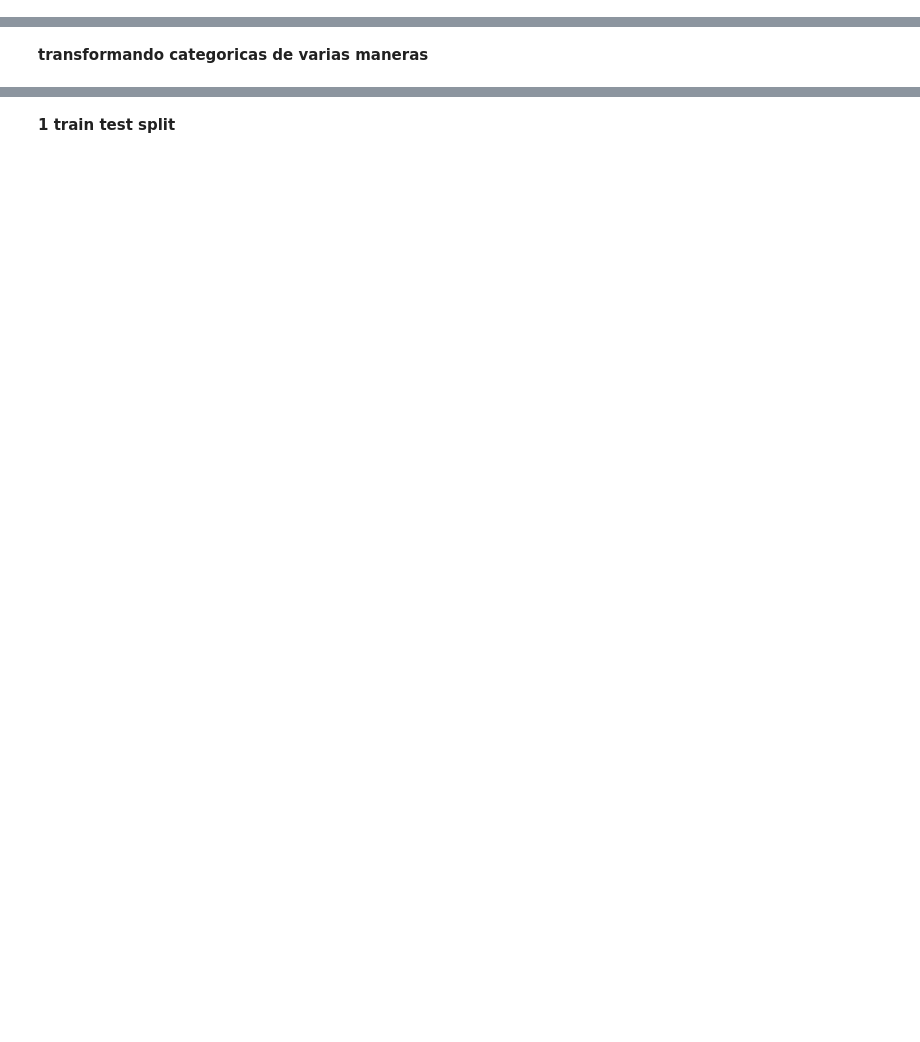
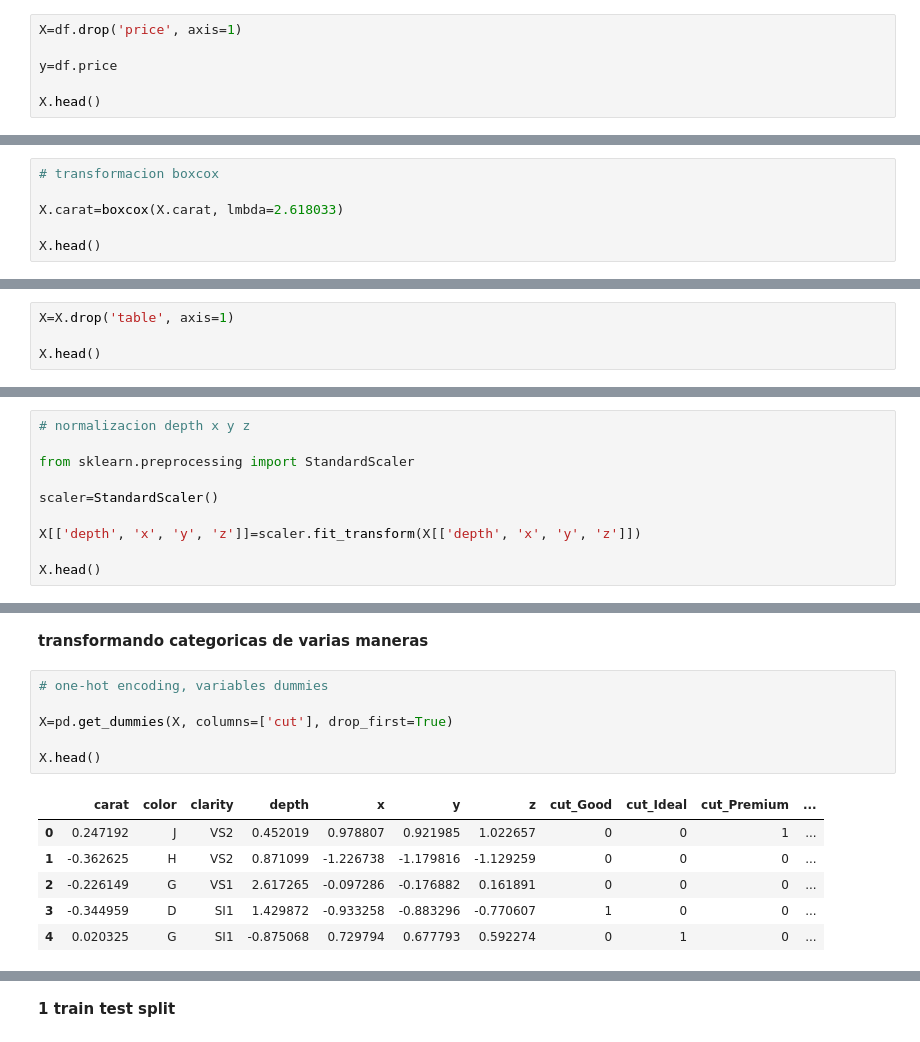
Before and after one commit to Ironhack-Data-Madrid-Mayo-2022/apuntes_clase, a Jupyter notebook: semana_7/1.1 - Intro Machine Learning - Aprendizaje Supervisado - Regresion.ipynb, the cells around one changed output, grey strips where cells are left out. Cells and saved outputs as stored; diff of their text form; blank space fills up the shorter version.

```diff
--- a/semana_7/1.1 - Intro Machine Learning - Aprendizaje Supervisado - Regresion.ipynb
+++ b/semana_7/1.1 - Intro Machine Learning - Aprendizaje Supervisado - Regresion.ipynb
@@ -249,3 +249,9 @@ df2[df2.density > 3].shape
 Antes de transformar definitivamente nada, vamos a separar los datos en X e y. y será la columna objetivo, es decir, el precio. La columna objetivo nunca se toca, nunca se transforma en ningún sentido. X serán el resto de columnas, la características con las que realizaremos nuestras predicciones.
 
 **0 arreglar datos**
+# %%
+X=df.drop('price', axis=1)
+
+y=df.price
+
+X.head()
@@ -251,0 +265,6 @@ Antes de transformar definitivamente nada, vamos a separar los datos en X e y. y
+# %%
+# transformacion boxcox
+
+X.carat=boxcox(X.carat, lmbda=2.618033)
+
+X.head()
@@ -251,0 +278,4 @@ Antes de transformar definitivamente nada, vamos a separar los datos en X e y. y
+# %%
+X=X.drop('table', axis=1)
+
+X.head()
@@ -251,0 +298,10 @@ Antes de transformar definitivamente nada, vamos a separar los datos en X e y. y
+# %%
+# normalizacion depth x y z
+
+from sklearn.preprocessing import StandardScaler
+
+scaler=StandardScaler()
+
+X[['depth', 'x', 'y', 'z']]=scaler.fit_transform(X[['depth', 'x', 'y', 'z']])
+
+X.head()
@@ -252,2 +315,15 @@ Antes de transformar definitivamente nada, vamos a separar los datos en X e y. y
 # %% [markdown]
 **transformando categoricas de varias maneras**
+# %%
+# one-hot encoding, variables dummies
+
+X=pd.get_dummies(X, columns=['cut'], drop_first=True)
+
+X.head()
+# %% [output]
+|  | carat | color | clarity | depth | x | y | z | cut_Good | cut_Ideal | cut_Premium | ... |
+| 0 | 0.247192 | J | VS2 | 0.452019 | 0.978807 | 0.921985 | 1.022657 | 0 | 0 | 1 | ... |
+| 1 | -0.362625 | H | VS2 | 0.871099 | -1.226738 | -1.179816 | -1.129259 | 0 | 0 | 0 | ... |
+| 2 | -0.226149 | G | VS1 | 2.617265 | -0.097286 | -0.176882 | 0.161891 | 0 | 0 | 0 | ... |
+| 3 | -0.344959 | D | SI1 | 1.429872 | -0.933258 | -0.883296 | -0.770607 | 1 | 0 | 0 | ... |
+| 4 | 0.020325 | G | SI1 | -0.875068 | 0.729794 | 0.677793 | 0.592274 | 0 | 1 | 0 | ... |
```
Also changed, not shown: parts of 65 cells of this notebook.
